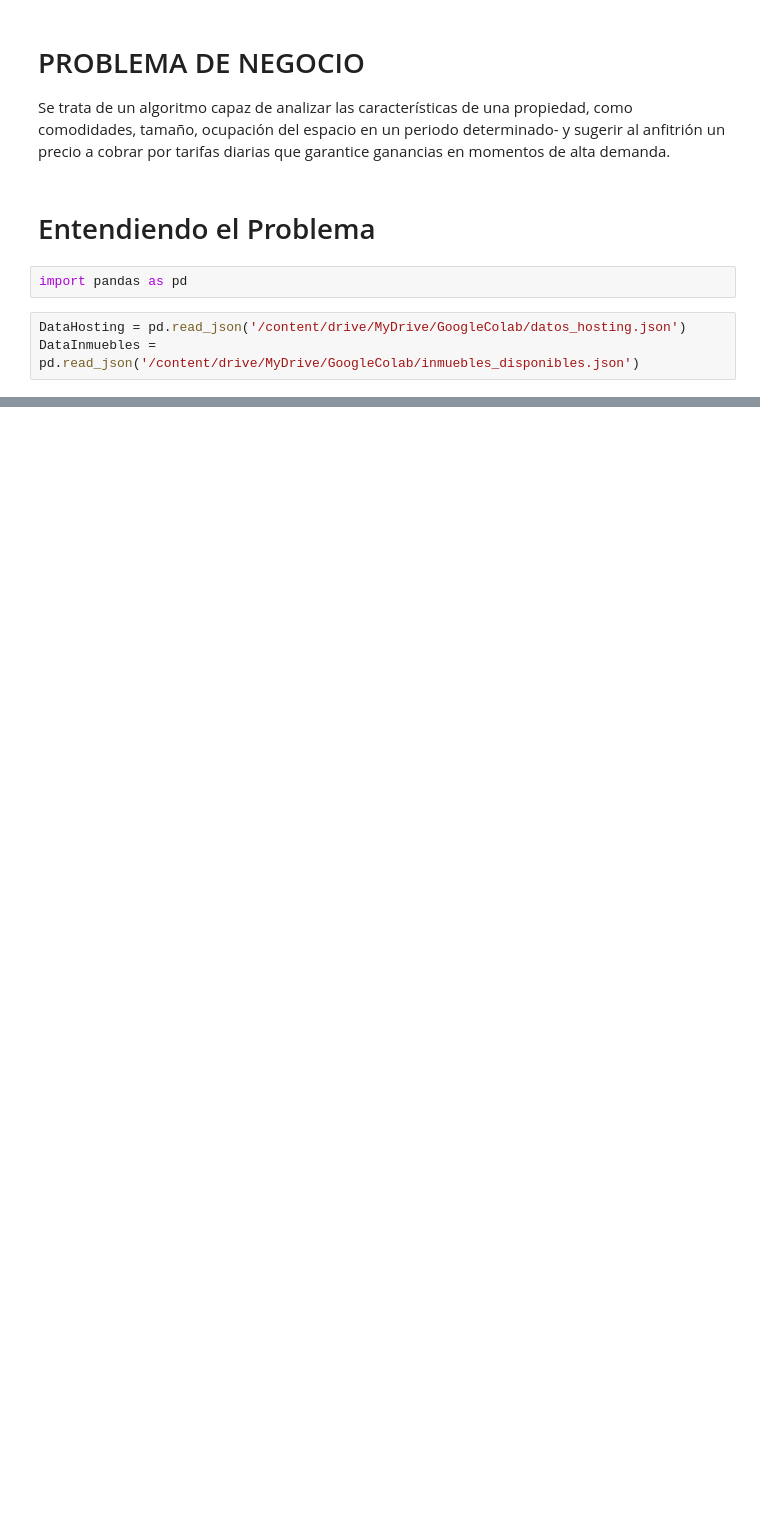
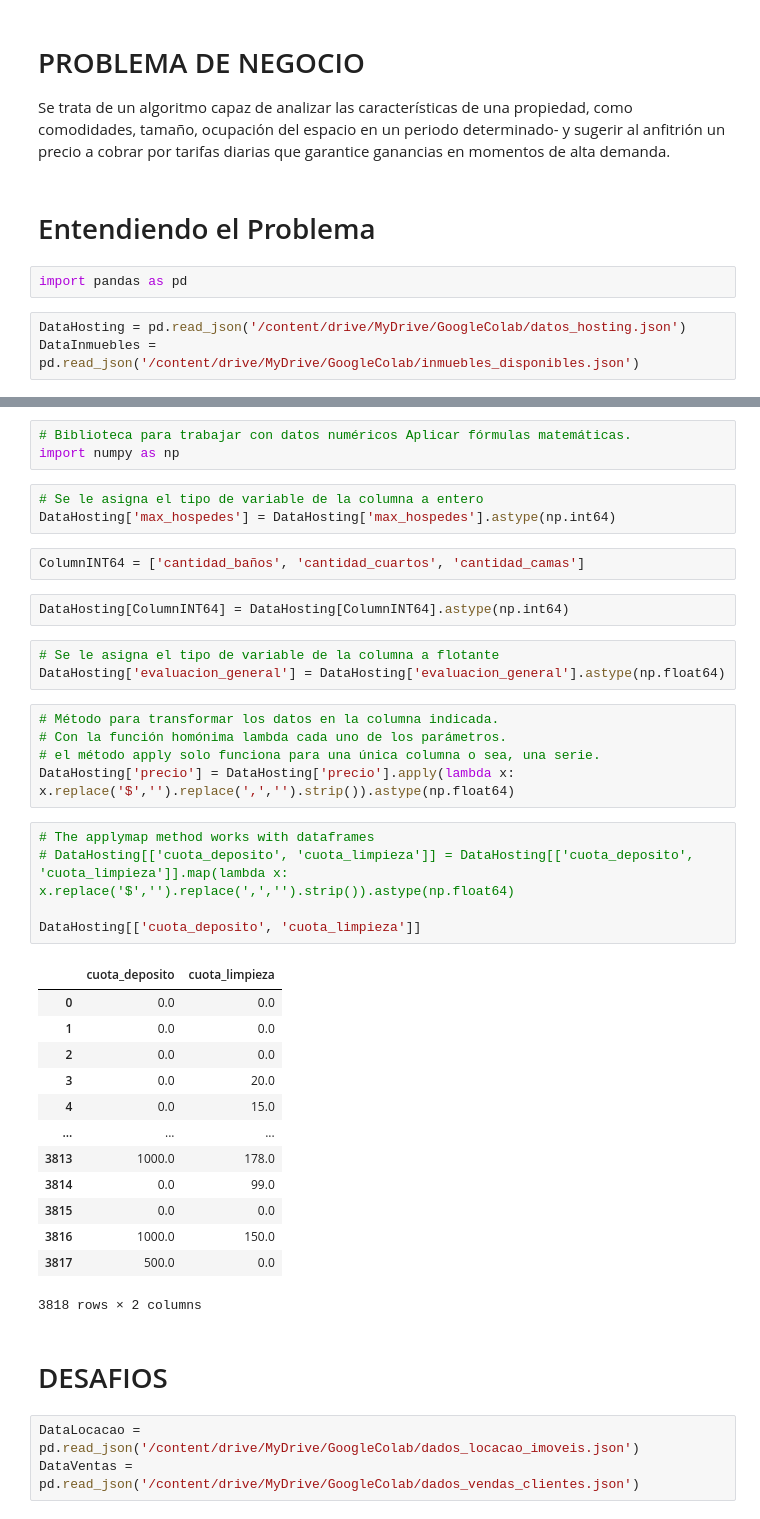
Before and after one commit to HJuliamPR/ColabPython, a Jupyter notebook: PandasTratamientoManipulación.ipynb, the cells around one changed output, grey strips where cells are left out. Drawn from its saved outputs; the diff is of its cells as text; blank space fills up the shorter version.

```diff
--- a/PandasTratamientoManipulación.ipynb
+++ b/PandasTratamientoManipulación.ipynb
@@ -22,0 +101,42 @@ DataHosting.head()
+# %%
+# Biblioteca para trabajar con datos numéricos Aplicar fórmulas matemáticas.
+import numpy as np
+# %%
+# Se le asigna el tipo de variable de la columna a entero
+DataHosting['max_hospedes'] = DataHosting['max_hospedes'].astype(np.int64)
+# %%
+ColumnINT64 = ['cantidad_baños', 'cantidad_cuartos', 'cantidad_camas']
+# %%
+DataHosting[ColumnINT64] = DataHosting[ColumnINT64].astype(np.int64)
+# %%
+# Se le asigna el tipo de variable de la columna a flotante
+DataHosting['evaluacion_general'] = DataHosting['evaluacion_general'].astype(np.float64)
+# %%
+# Método para transformar los datos en la columna indicada.
+# Con la función homónima lambda cada uno de los parámetros.
+# el método apply solo funciona para una única columna o sea, una serie.
+DataHosting['precio'] = DataHosting['precio'].apply(lambda x: x.replace('$','').replace(',','').strip()).astype(np.float64)
+# %%
+# The applymap method works with dataframes
+# DataHosting[['cuota_deposito', 'cuota_limpieza']] = DataHosting[['cuota_deposito', 'cuota_limpieza']].map(lambda x: x.replace('$','').replace(',','').strip()).astype(np.float64)
+
+DataHosting[['cuota_deposito', 'cuota_limpieza']]
+# %% [output]
+|  | cuota_deposito | cuota_limpieza |
+| 0 | 0.0 | 0.0 |
+| 1 | 0.0 | 0.0 |
+| 2 | 0.0 | 0.0 |
+| 3 | 0.0 | 20.0 |
+| 4 | 0.0 | 15.0 |
+| ... | ... | ... |
+| 3813 | 1000.0 | 178.0 |
+| 3814 | 0.0 | 99.0 |
+| 3815 | 0.0 | 0.0 |
+| 3816 | 1000.0 | 150.0 |
+| 3817 | 500.0 | 0.0 |
+3818 rows × 2 columns
+# %% [markdown]
+# DESAFIOS
+# %%
+DataLocacao = pd.read_json('/content/drive/MyDrive/GoogleColab/dados_locacao_imoveis.json')
+DataVentas = pd.read_json('/content/drive/MyDrive/GoogleColab/dados_vendas_clientes.json')
```
Also changed, not shown: parts of 15 cells of this notebook.
